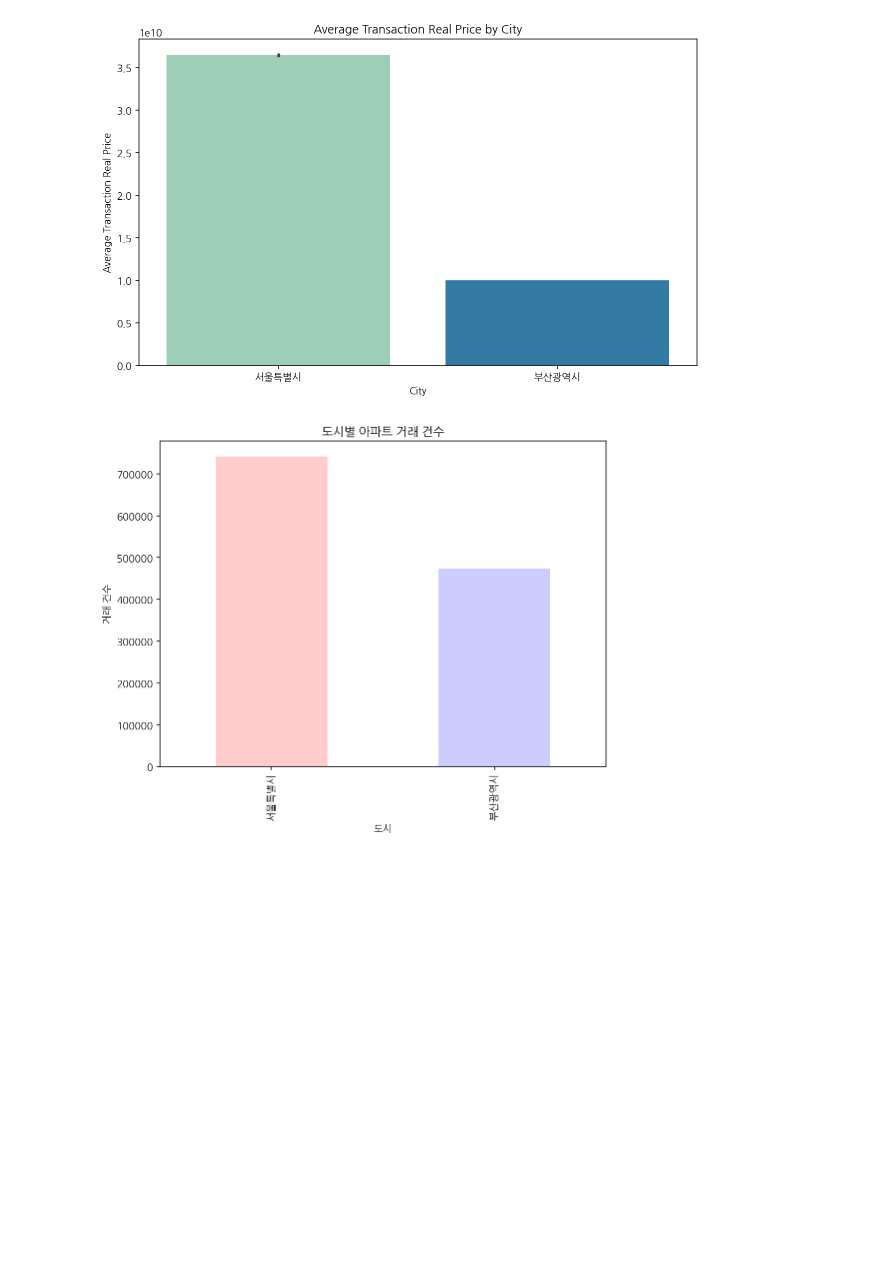
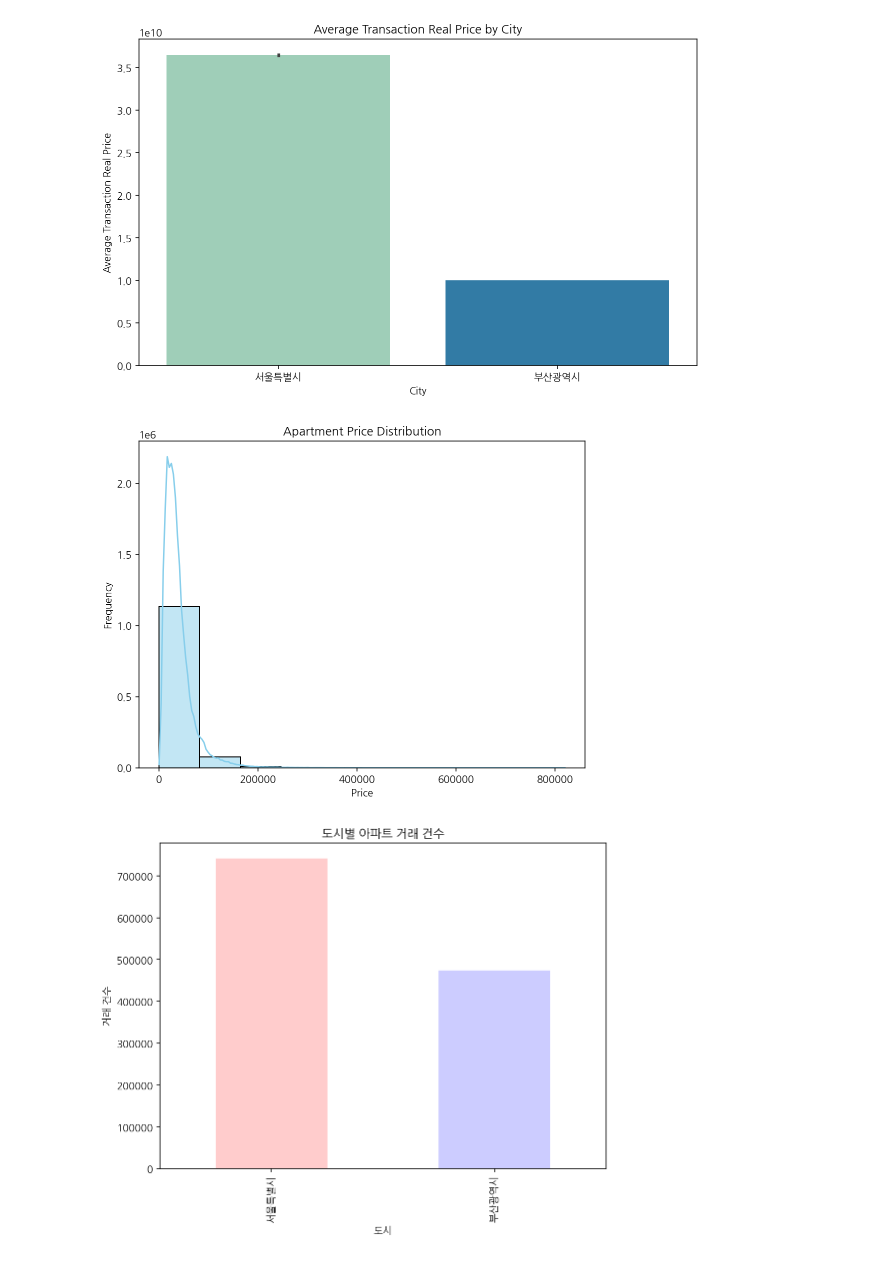
Before and after one commit to Orderlee/aiffel_datathon, a Jupyter notebook: 3y1y_apt_test.ipynb, the cells around one changed output. Cells and saved outputs as stored; diff of their text form; code cells hidden in the pictures; blank space fills up the shorter version.

```diff
--- a/3y1y_apt_test.ipynb
+++ b/3y1y_apt_test.ipynb
@@ -155,11 +159,13 @@ plt.show()
 # %%
 # 아파트 가격 분포 시각화
 plt.figure(figsize=(8, 6))
-plt.hist(train_df['transaction_real_price'], bins=10, kde=True, color='skyblue', edgecolor='black')
+sns.histplot(train_df['transaction_real_price'], bins=10, kde=True, color='skyblue', edgecolor='black')
 plt.title('Apartment Price Distribution')
 plt.xlabel('Price')
 plt.ylabel('Frequency')
 plt.show()
+# %% [output]
+[figure, added]
 # %%
 # 지역별 아파트 거래량
 plt.figure(figsize=(8, 6))
```
Also changed, not shown: parts of 207 cells of this notebook, 15 other files.
